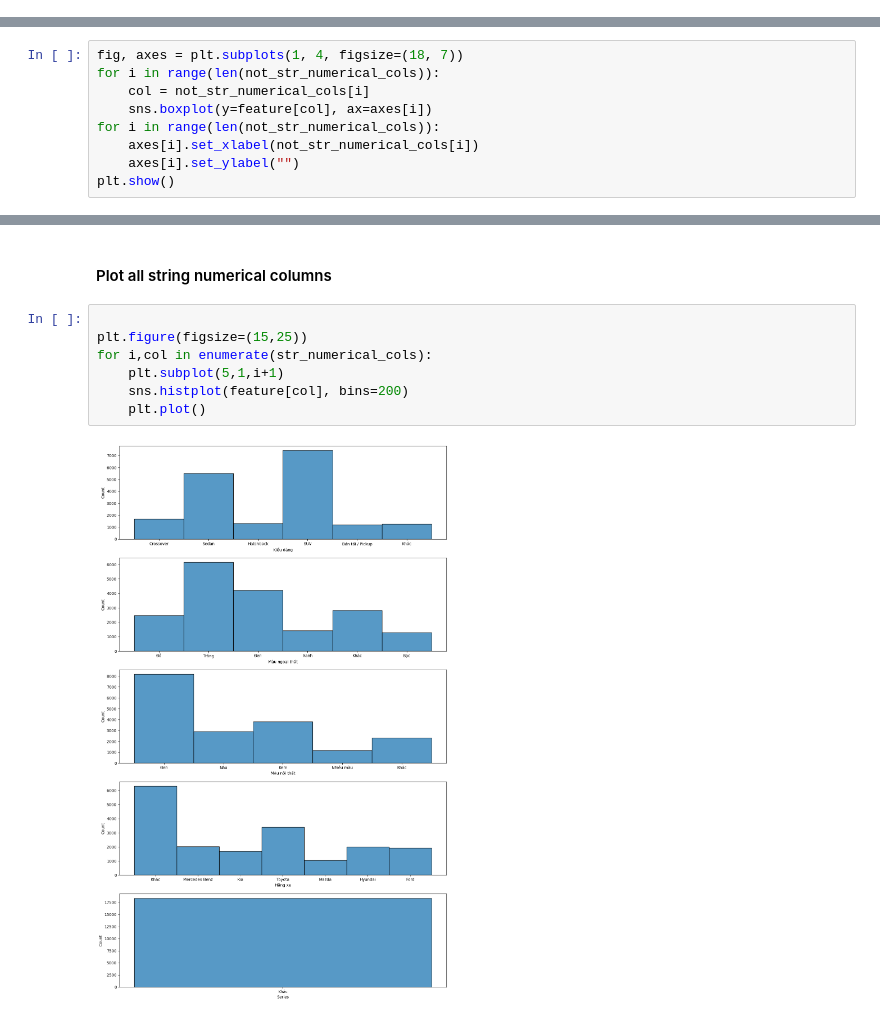
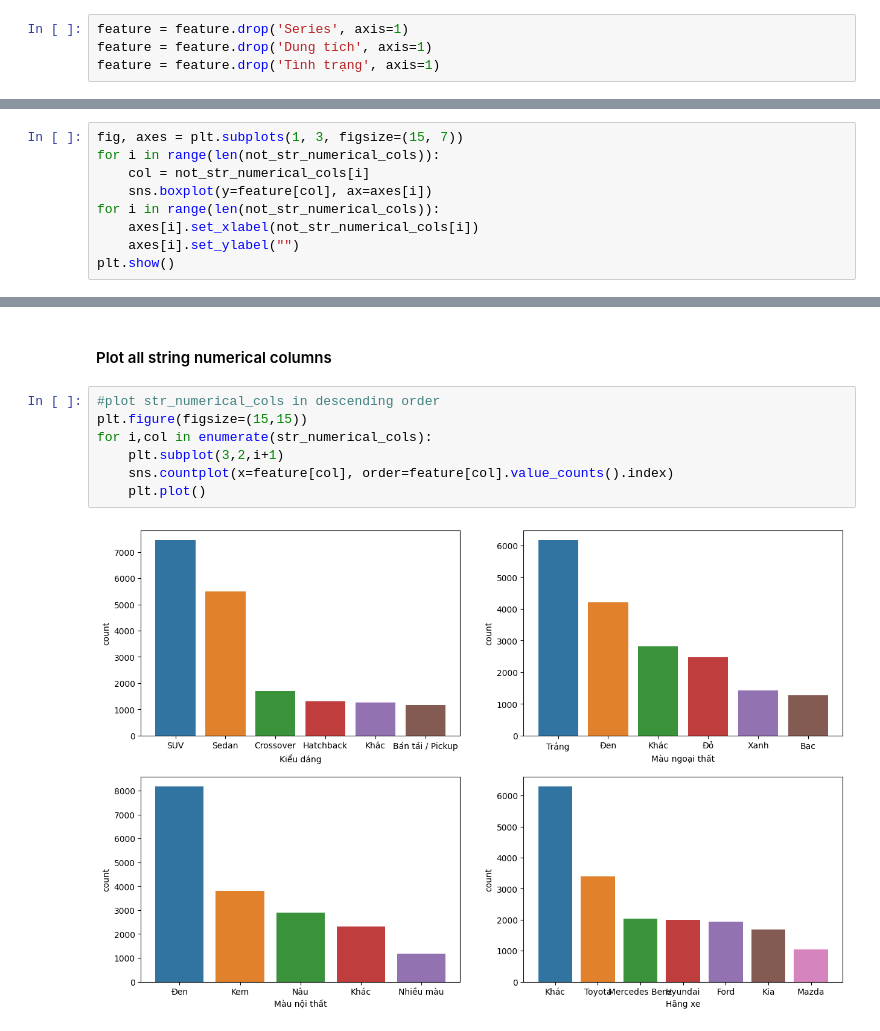
Before and after one commit to minhviet21/Car_Price_Prediction, a Jupyter notebook: Project.ipynb, the cells around one changed output, grey strips where cells are left out. Drawn from its saved outputs; the diff is of its cells as text.

```diff
--- a/Project.ipynb
+++ b/Project.ipynb
@@ -101,3 +103,7 @@ feature = data.drop('Giá xe', axis=1)
+# %%
+feature = feature.drop('Series', axis=1)
+feature = feature.drop('Dung tích', axis=1)
+feature = feature.drop('Tình trạng', axis=1)
 # %% [markdown]
 ## Exploratory and Data Analynist
 # %%
@@ -160,5 +164,5 @@ print(categorical_cols)
 # %%
-fig, axes = plt.subplots(1, 4, figsize=(18, 7))
+fig, axes = plt.subplots(1, 3, figsize=(15, 7))
 for i in range(len(not_str_numerical_cols)):
     col = not_str_numerical_cols[i]
     sns.boxplot(y=feature[col], ax=axes[i])
@@ -194,11 +198,11 @@ for col in str_numerical_cols:
 # %% [markdown]
 #### Plot all string numerical columns
 # %%
-
-plt.figure(figsize=(15,25))
+#plot str_numerical_cols in descending order
+plt.figure(figsize=(15,15))
 for i,col in enumerate(str_numerical_cols):
-    plt.subplot(5,1,i+1)
-    sns.histplot(feature[col], bins=200)
+    plt.subplot(3,2,i+1)
+    sns.countplot(x=feature[col], order=feature[col].value_counts().index)
     plt.plot()
 # %% [output]
-[figure, old version]
+[figure, new version]
```
Also changed, not shown: parts of 8 cells of this notebook.
